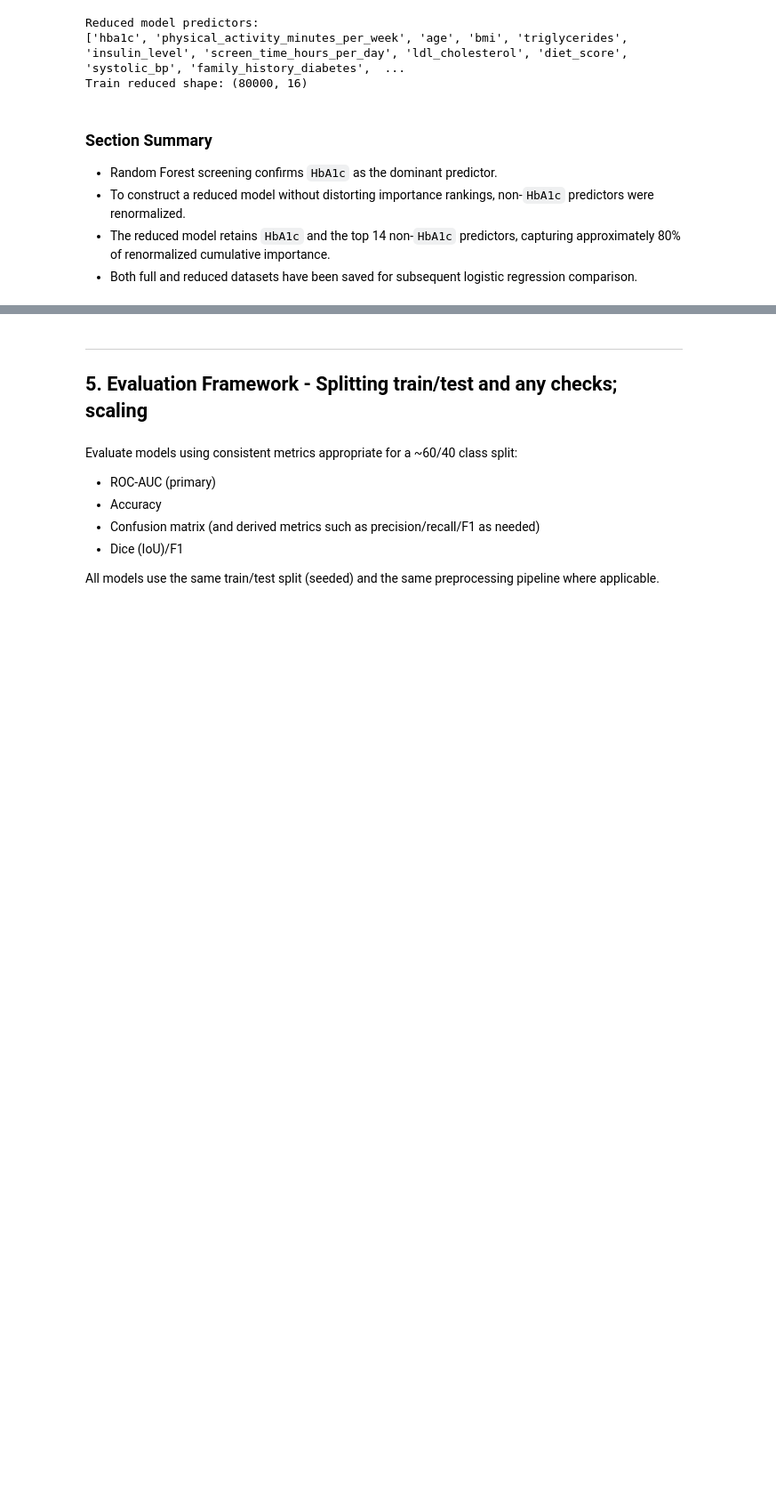
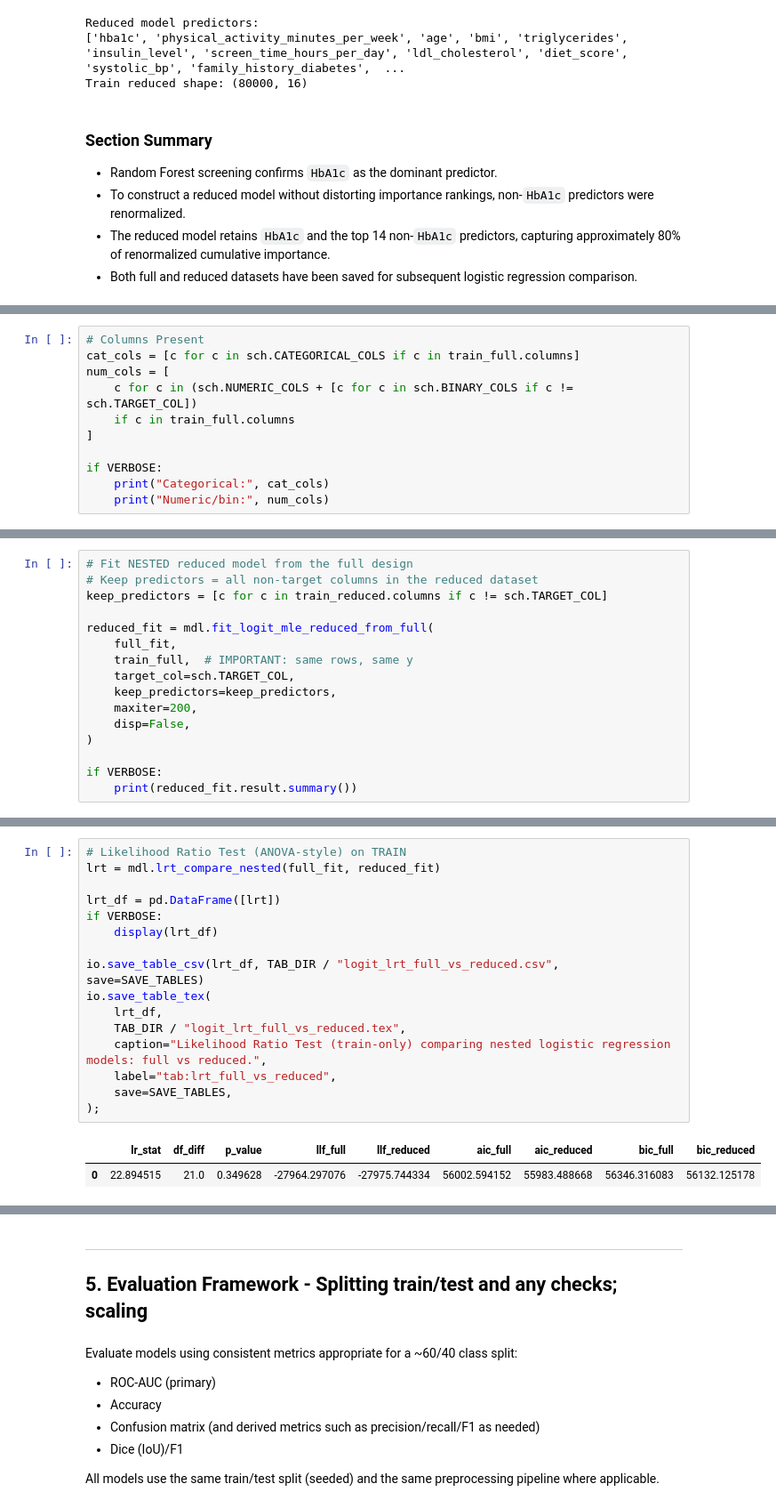
Before and after one commit to etoobian/diabetes-prediction-ds1, a Jupyter notebook: notebooks/diabetes_prediction.ipynb, the cells around one changed output, grey strips where cells are left out. Shown at 89% size. Drawn from its saved outputs; the diff is of its cells as text; blank space fills up the shorter version.

Commit message:
Completed section 6 - LogReg choosing Full vs Reduced.

```diff
--- a/notebooks/diabetes_prediction.ipynb
+++ b/notebooks/diabetes_prediction.ipynb
@@ -779,0 +834,11 @@ Train reduced shape: (80000, 16)
+# %%
+# Columns Present
+cat_cols = [c for c in sch.CATEGORICAL_COLS if c in train_full.columns]
+num_cols = [
+    c for c in (sch.NUMERIC_COLS + [c for c in sch.BINARY_COLS if c != sch.TARGET_COL])
+    if c in train_full.columns
+]
+
+if VERBOSE:
+    print("Categorical:", cat_cols)
+    print("Numeric/bin:", num_cols)
@@ -779,0 +880,16 @@ Train reduced shape: (80000, 16)
+# %%
+# Fit NESTED reduced model from the full design
+# Keep predictors = all non-target columns in the reduced dataset
+keep_predictors = [c for c in train_reduced.columns if c != sch.TARGET_COL]
+
+reduced_fit = mdl.fit_logit_mle_reduced_from_full(
+    full_fit,
+    train_full,  # IMPORTANT: same rows, same y
+    target_col=sch.TARGET_COL,
+    keep_predictors=keep_predictors,
+    maxiter=200,
+    disp=False,
+)
+
+if VERBOSE:
+    print(reduced_fit.result.summary())
@@ -779,0 +914,19 @@ Train reduced shape: (80000, 16)
+# %%
+# Likelihood Ratio Test (ANOVA-style) on TRAIN
+lrt = mdl.lrt_compare_nested(full_fit, reduced_fit)
+
+lrt_df = pd.DataFrame([lrt])
+if VERBOSE:
+    display(lrt_df)
+
+io.save_table_csv(lrt_df, TAB_DIR / "logit_lrt_full_vs_reduced.csv", save=SAVE_TABLES)
+io.save_table_tex(
+    lrt_df,
+    TAB_DIR / "logit_lrt_full_vs_reduced.tex",
+    caption="Likelihood Ratio Test (train-only) comparing nested logistic regression models: full vs reduced.",
+    label="tab:lrt_full_vs_reduced",
+    save=SAVE_TABLES,
+);
+# %% [output]
+|  | lr_stat | df_diff | p_value | llf_full | llf_reduced | aic_full | aic_reduced | bic_full | bic_reduced |
+| 0 | 22.894515 | 21.0 | 0.349628 | -27964.297076 | -27975.744334 | 56002.594152 | 55983.488668 | 56346.316083 | 56132.125178 |
```
Also changed, not shown: parts of 19 cells of this notebook.
